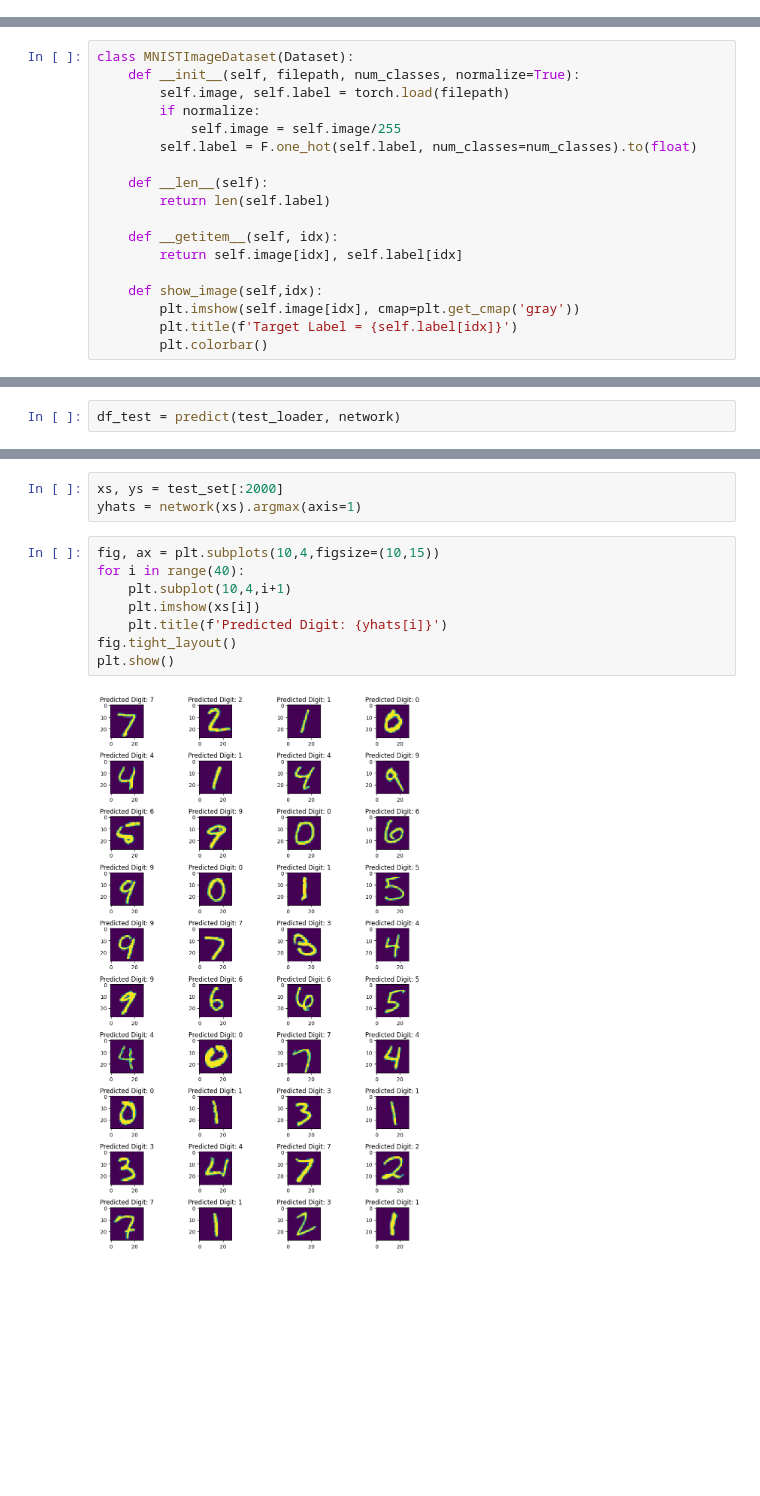
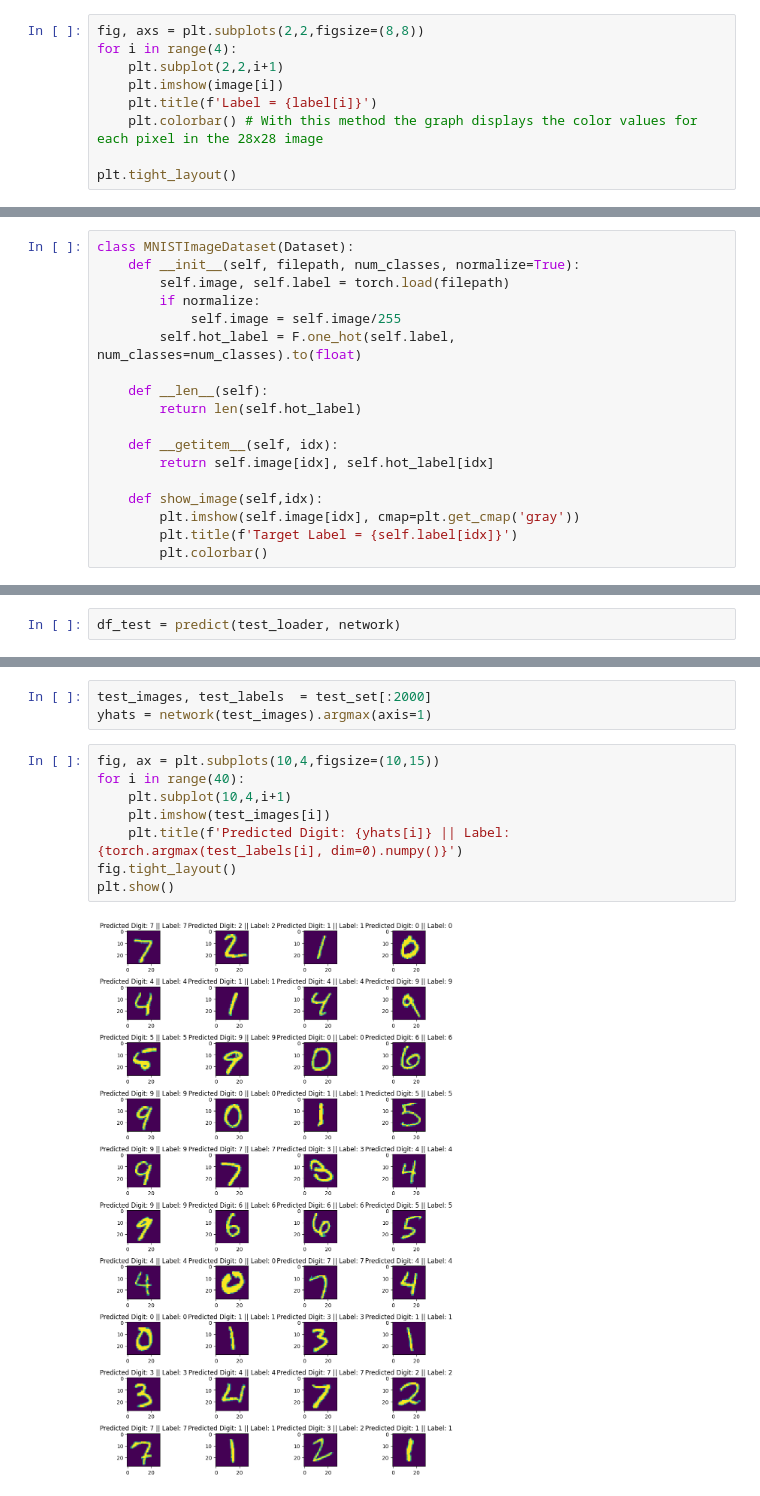
Before and after one commit to ViniNazato/DeepLearning, a Jupyter notebook: MNIST - Pytorch/Notebook.ipynb, the cells around one changed output, grey strips where cells are left out. Drawn from its saved outputs; the diff is of its cells as text; blank space fills up the shorter version.

```diff
--- a/MNIST - Pytorch/Notebook.ipynb
+++ b/MNIST - Pytorch/Notebook.ipynb
@@ -35,0 +54,9 @@ plt.colorbar()
+# %%
+fig, axs = plt.subplots(2,2,figsize=(8,8))
+for i in range(4):
+    plt.subplot(2,2,i+1)
+    plt.imshow(image[i])
+    plt.title(f'Label = {label[i]}')
+    plt.colorbar() # With this method the graph displays the color values for each pixel in the 28x28 image
+
+plt.tight_layout()
@@ -82,13 +116,13 @@ class MNISTImageDataset(Dataset):
         self.image, self.label = torch.load(filepath)
         if normalize:
             self.image = self.image/255
-        self.label = F.one_hot(self.label, num_classes=num_classes).to(float)
+        self.hot_label = F.one_hot(self.label, num_classes=num_classes).to(float)
 
     def __len__(self):
-        return len(self.label)
+        return len(self.hot_label)
 
     def __getitem__(self, idx):
-        return self.image[idx], self.label[idx]
+        return self.image[idx], self.hot_label[idx]
 
     def show_image(self,idx):
         plt.imshow(self.image[idx], cmap=plt.get_cmap('gray'))
@@ -261,13 +330,13 @@ tensor([7])
 # %%
-xs, ys = test_set[:2000]
-yhats = network(xs).argmax(axis=1)
+test_images, test_labels  = test_set[:2000]
+yhats = network(test_images).argmax(axis=1)
 # %%
 fig, ax = plt.subplots(10,4,figsize=(10,15))
 for i in range(40):
     plt.subplot(10,4,i+1)
-    plt.imshow(xs[i])
-    plt.title(f'Predicted Digit: {yhats[i]}')
+    plt.imshow(test_images[i])
+    plt.title(f'Predicted Digit: {yhats[i]} || Label: {torch.argmax(test_labels[i], dim=0).numpy()}')
 fig.tight_layout()
 plt.show()
 # %% [output]
-[figure, old version]
+[figure, new version]
```
Also changed, not shown: parts of 44 cells of this notebook.
